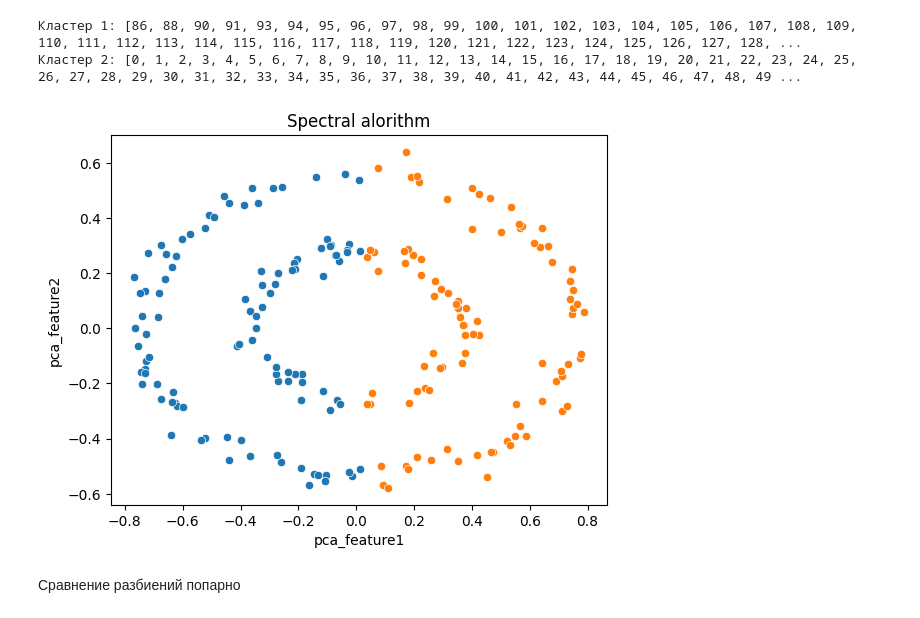
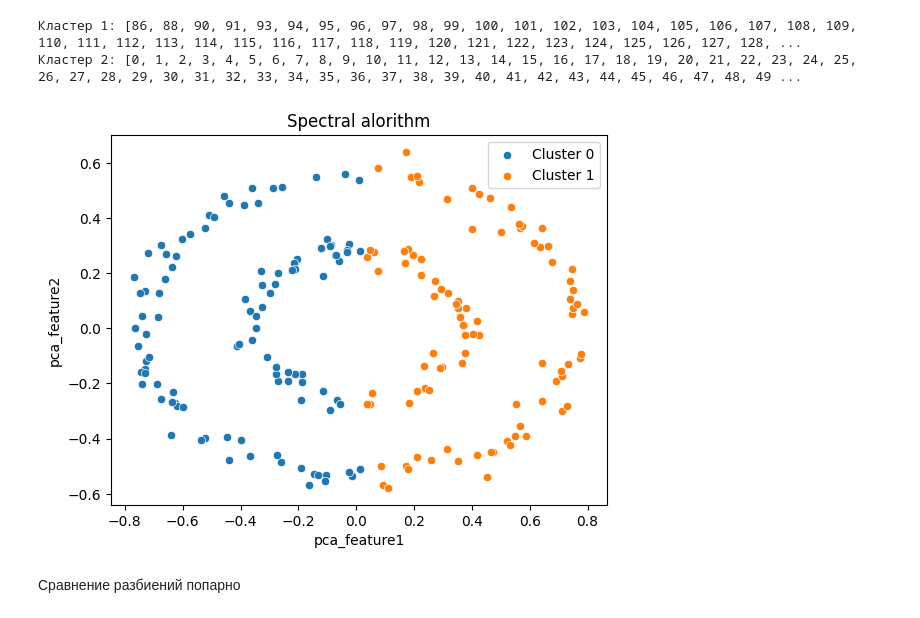
Before and after one commit to a13xbb/data-analysis-labs-mag, a Jupyter notebook: lab2/main.ipynb, the cells around one changed output. Drawn from its saved outputs; the diff is of its cells as text; code cells hidden in the pictures.

```diff
--- a/lab2/main.ipynb
+++ b/lab2/main.ipynb
@@ -215,7 +270,7 @@ for i in range(len(clusters_kmeans)):
 # %%
 gmm = GaussianMixture(n_components=2, covariance_type="full", random_state=54)
-gmm.fit(X)
-labels = gmm.predict(X)
+gmm.fit(data_2d)
+labels = gmm.predict(data_2d)
 cluster1 = np.arange(0, 199)[labels == 1]
 cluster2 = np.arange(0, 199)[labels == 0]
 clusters_em = [set(cluster1), set(cluster2)]
@@ -224,9 +279,3 @@ for i, cluster in enumerate(clusters_em, start=1):
 # %% [output]
 Кластер 1: [0, 1, 2, 3, 4, 5, 6, 7, 8, 9, 10, 11, 12, 13, 14, 15, 16, 17, 18, 19, 20, 21, 22, 23, 24, 25, 26, 27, 28, 29, 30, 31, 32, 33, 34, 35, 36, 37, 38, 39, 40, 41, 42, 43, 44, 45, 46, 47, 48, 49 ...
 Кластер 2: [84, 86, 88, 90, 91, 93, 94, 95, 96, 97, 98, 99, 100, 101, 102, 103, 104, 105, 106, 107, 108, 109, 110, 111, 112, 113, 114, 115, 116, 117, 118, 119, 120, 121, 122, 123, 124, 125, 126, 127,  ...
-# %%
-plt.title('EM-algorithm')
-plt.xlabel('pca_feature1')
-plt.ylabel('pca_feature2')
-for i in range(len(clusters_em)):
-    sns.scatterplot(x=data_2d[list(clusters_em[i])][:, 0], y=data_2d[list(clusters_em[i])][:, 1])
@@ -234,0 +282,20 @@ for i in range(len(clusters_em)):
+# %%
+x = np.linspace(-1, 1)
+y = np.linspace(-0.7, 0.7)
+X_, Y_ = np.meshgrid(x, y)
+XX = np.array([X_.ravel(), Y_.ravel()]).T
+Z = -gmm.score_samples(XX)
+Z = Z.reshape(X_.shape)
+
+CS = plt.contour(
+    X_, Y_, Z, norm=LogNorm(vmin=1.0, vmax=1000.0), levels=np.logspace(-2, 2, 20)
+)
+CB = plt.colorbar(CS, shrink=0.8, extend="both")
+# plt.scatter(data_2d[:, 0], data_2d[:, 1], 0.8)
+for i in range(len(clusters_em)):
+    sns.scatterplot(x=data_2d[list(clusters_em[i])][:, 0], y=data_2d[list(clusters_em[i])][:, 1],
+                    label=f'Cluster {i}')
+
+plt.title("Negative log-likelihood predicted by a EM algorithm")
+plt.axis("tight")
+plt.show()
@@ -242,9 +311,9 @@ L = D - W
 eig_vals, eig_vecs = np.linalg.eigh(L)
 eig_vecs_2 = eig_vecs[:, :2]
 kmeans = KMeans(n_clusters=2, n_init=50)
-labels = kmeans.fit_predict(eig_vecs_2)
-cluster1 = np.arange(0, 199)[labels == 1]
-cluster2 = np.arange(0, 199)[labels == 0]
+labels_spectral = kmeans.fit_predict(eig_vecs_2)
+cluster1 = np.arange(0, 199)[labels_spectral == 1]
+cluster2 = np.arange(0, 199)[labels_spectral == 0]
 clusters_spectral = [set(cluster1), set(cluster2)]
 for i, cluster in enumerate(clusters_spectral, start=1):
     print(f"Кластер {i}: {sorted(list(map(lambda x: int(x), cluster)))}")
@@ -254,11 +323,12 @@ for i, cluster in enumerate(clusters_spectral, start=1):
 # %%
 plt.title('Spectral alorithm')
 plt.xlabel('pca_feature1')
 plt.ylabel('pca_feature2')
 for i in range(len(clusters_spectral)):
-    sns.scatterplot(x=data_2d[list(clusters_spectral[i])][:, 0], y=data_2d[list(clusters_spectral[i])][:, 1])
+    sns.scatterplot(x=data_2d[list(clusters_spectral[i])][:, 0], y=data_2d[list(clusters_spectral[i])][:, 1],
+                    label=f'Cluster {i}')
 # %% [output]
-[figure, old version]
+[figure, new version]
 # %% [markdown]
 Сравнение разбиений попарно
 # %%
```
Also changed, not shown: parts of 28 cells of this notebook.
